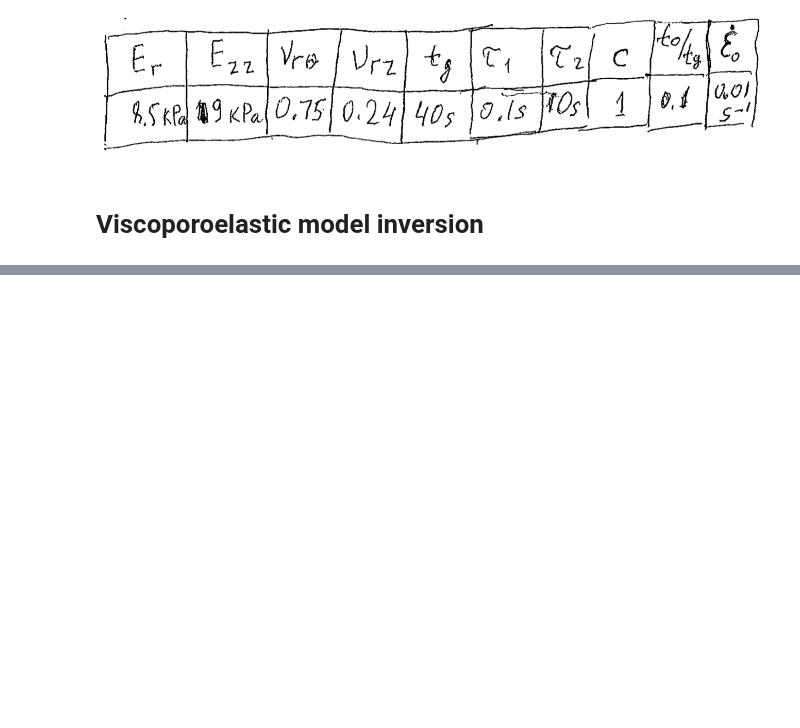
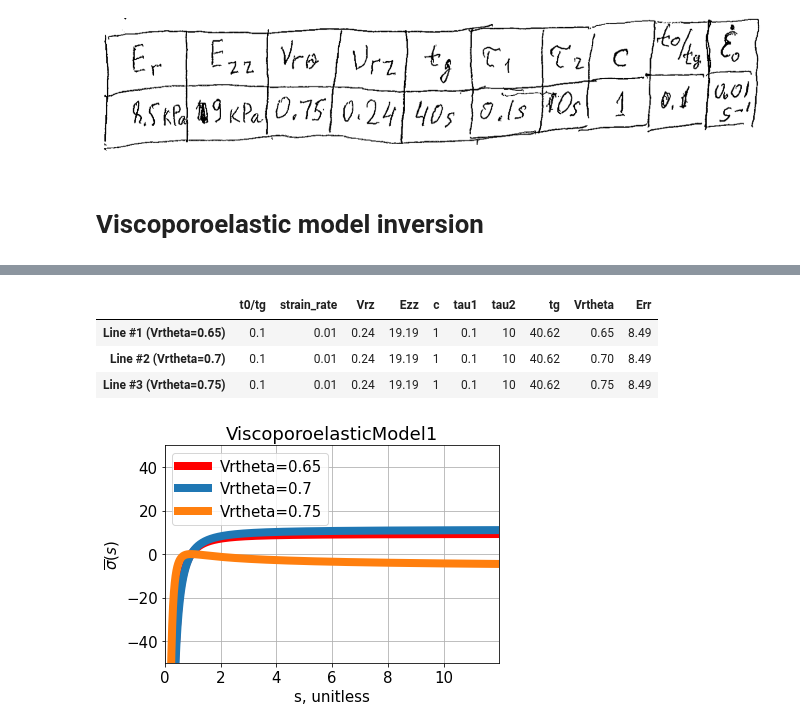
Before and after one commit to ryerrabelli/Yerrabelli-Spector-Poroelastic-Model-Code, a Jupyter notebook: src/ViscoporoelasticInversion.ipynb, the cells around one changed output, grey strips where cells are left out. Saved outputs shown, nothing was run; the diff lists cells and outputs as text; code cells hidden in the pictures; blank space fills up the shorter version.

Commit message:
Proved to Spector that the viscoporoelastic model shouldn't converge to a constant as t->infinity

```diff
--- a/src/ViscoporoelasticInversion.ipynb
+++ b/src/ViscoporoelasticInversion.ipynb
@@ -148,3 +148,46 @@ Time taken in sec: 0.4398767948150635
 |  | t0/tg | strain_rate | Vrz | Ezz | c | tau1 | tau2 | tg | Vrtheta | Err |
 | ViscoporoelasticModel1 | 0.1 | 0.01 | 0.24 | 19.19 | 1 | 0.1 | 10 | 40.62 | 0.75 | 8.49 |
 [figure]
+# %%
+dfs = []
+
+plt.figure(figsize=(6, 4))
+plt.rc('font', size=15)  # default font size is 10
+plt.grid()
+
+#options = [0.6, 0.65, 0.7, 0.75, 0.8, 0.85, 0.9]
+options = [0.65,0.7, 0.75]
+colors = ["r"] + [""]*len(options)   #["r","",""]
+for ind, Vrtheta in enumerate(options):
+  vpe.Vrtheta = Vrtheta
+  inverted_vals_numerical = euler_inversion(func, input_times/tg, Marg=None)
+  laplace_vals = func(s_vals)
+  #p=plt.plot(plot_times,inverted_vals_numerical, "rmg"[ind]+".-", linewidth=8,label=f"vs={vs}")
+  p=plt.plot(s_vals,laplace_vals, colors[ind]+["-","-","-","--","--","--",":"][ind], linewidth=8,label=f"Vrtheta={Vrtheta}")
+  vars = vpe.get_all_names_and_vars()
+  #vars={key:getattr(vpe,key) for key in dir(vpe) if not key.startswith("__") and not callable(getattr(vpe,key))}
+  #dfs.append(pd.DataFrame(vars,index=["value"]))
+  #dfs.append(pd.DataFrame(vars,index=[str(p[0].get_color())]))
+  dfs.append(pd.DataFrame(vars,index=[f"Line #{ind+1} (Vrtheta={Vrtheta})"]))
+
+plt.xlim([0, max(s_vals)])
+#plt.ylim([-20, None])
+plt.ylim([-50, 50])
+plt.xlabel(x_names["s"])
+#plt.xlim([0, None])
+plt.ylabel(func_name["s"])
+#plt.xlabel("t/tg, unitless")
+plt.legend();
+#plt.yticks(np.linspace(0,0.0005,5+1))
+ax = plt.gca()
+ax.yaxis.get_ticklocs(minor=True)
+plt.legend(loc="upper left")
+plt.title(vpe.get_model_name())
+
+display(pd.concat(dfs))
+# %% [output]
+|  | t0/tg | strain_rate | Vrz | Ezz | c | tau1 | tau2 | tg | Vrtheta | Err |
+| Line #1 (Vrtheta=0.65) | 0.1 | 0.01 | 0.24 | 19.19 | 1 | 0.1 | 10 | 40.62 | 0.65 | 8.49 |
+| Line #2 (Vrtheta=0.7) | 0.1 | 0.01 | 0.24 | 19.19 | 1 | 0.1 | 10 | 40.62 | 0.70 | 8.49 |
+| Line #3 (Vrtheta=0.75) | 0.1 | 0.01 | 0.24 | 19.19 | 1 | 0.1 | 10 | 40.62 | 0.75 | 8.49 |
+[figure, added]
```
Also changed, not shown: parts of 9 cells of this notebook, 5 other files.
